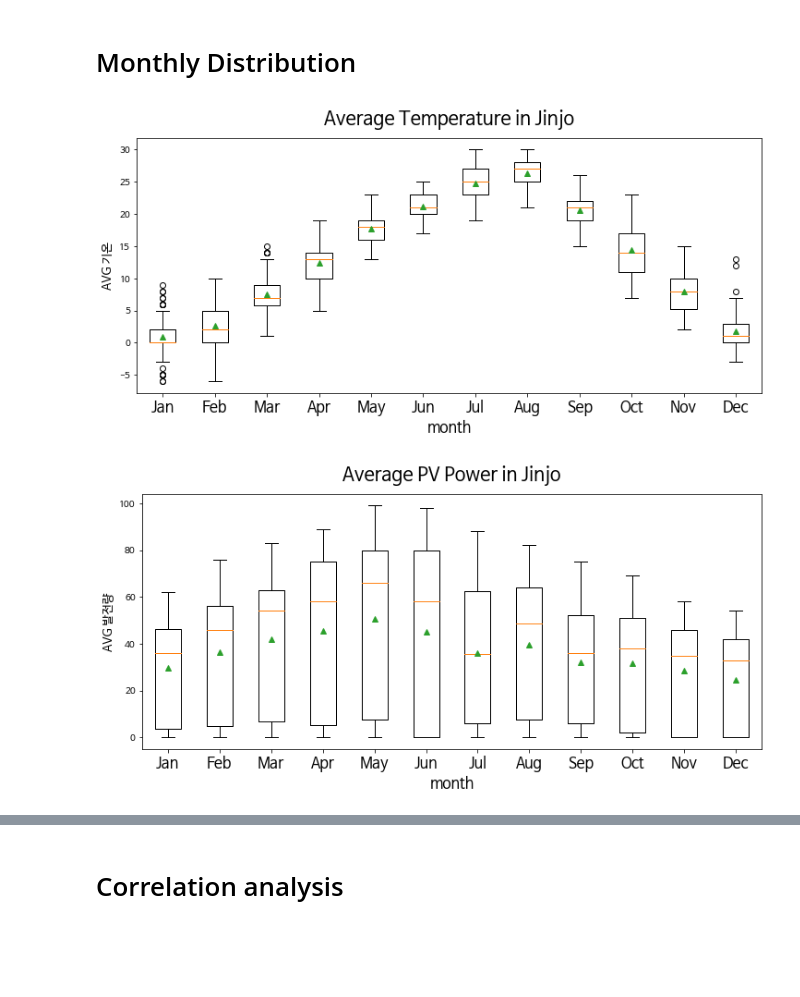
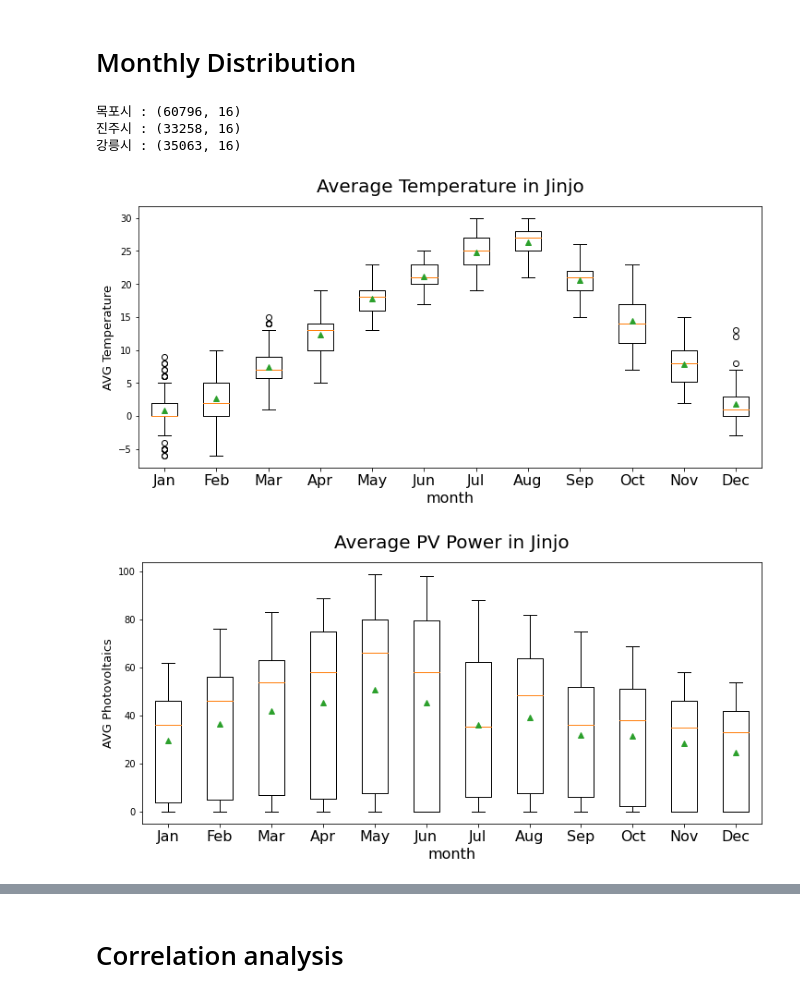
Before and after one commit to Hanchaeeun/SolarPower-Analysis, a Jupyter notebook: 03_Correlation-Analysis.ipynb, the cells around one changed output, grey strips where cells are left out. Cells and saved outputs as stored; diff of their text form; code cells hidden in the pictures; blank space fills up the shorter version.

```diff
--- a/03_Correlation-Analysis.ipynb
+++ b/03_Correlation-Analysis.ipynb
@@ -75,11 +67,3 @@ print(len(pm_idx))
 df.drop(pm_idx, axis=0, inplace=True)
 # %% [output]
 547
-# %%
-area_name = ['Gn', 'Jj', 'Mp' ]
-for idx, area in enumerate(['강원 강릉시','경남 진주시', '전남 목포시']):
-  name = area_name[idx]
-  data = df[df['지역'] == area]
-  data.reset_index(drop=True, inplace=True)
-  globals()[f'{name}_df'] = data
-print(f'목포시 : {Mp_df.shape}\n진주시 : {Jj_df.shape}\n강릉시 : {Gn_df.shape}')
@@ -105,0 +97,3 @@ Gn_df
+# %%
+df.rename(columns = cols_rename, inplace=True)
+df
@@ -106,23 +114,35 @@ Gn_df
 # %% [markdown]
 # Monthly Distribution
+# %%
+area_name = ['Gn', 'Jj', 'Mp' ]
+for idx, area in enumerate(['강원 강릉시','경남 진주시', '전남 목포시']):
+  name = area_name[idx]
+  data = df[df['Area'] == area]
+  data.reset_index(drop=True, inplace=True)
+  globals()[f'{name}_df'] = data
+print(f'목포시 : {Mp_df.shape}\n진주시 : {Jj_df.shape}\n강릉시 : {Gn_df.shape}')
+# %% [output]
+목포시 : (60796, 16)
+진주시 : (33258, 16)
+강릉시 : (35063, 16)
 # %%
-def monthly_plot(area_df, col, name):
-  day_list = area_df['일자'].unique()
+def Monthly_plot(area_df, col, name):
+  day_list = area_df['Date'].unique()
 
   data = pd.DataFrame()
   for day in day_list:
-    data_sum = area_df[area_df['일자'] == day][col].mean()
-    sum_df = pd.DataFrame([[day, data_sum]], columns=['일자',f'{col}합계'])
+    data_sum = area_df[area_df['Date'] == day][col].mean()
+    sum_df = pd.DataFrame([[day, data_sum]], columns=['Date',f'{col}sum'])
     data = pd.concat([data, sum_df]).reset_index(drop=True)
 
-  data['월'] = data['일자'].str[5:7]
-  data['월'] = data['월'].astype(int)
+  data['Month'] = data['Date'].str[5:7]
+  data['Month'] = data['Month'].astype(int)
 
   #월별 sum 자료
   for i in range(1,13):
     date = datetime(year = 2013, month = i, day = 1)
     month = date.strftime('%b')
-    globals()[month] = data[data['월'].isin([i])][f'{col}합계'].to_numpy(int)
+    globals()[month] = data[data['Month'].isin([i])][f'{col}sum'].to_numpy(int)
 
   fig, ax = plt.subplots(1, 1, figsize=(10, 5), constrained_layout=True)
   m_list = np.array([Jan, Feb, Mar, Apr, May, Jun, Jul, Aug, Sep, Oct, Nov, Dec], dtype=object)
@@ -135,9 +155,9 @@ def monthly_plot(area_df, col, name):
   ax.set_ylabel(f'AVG {col}', fontsize=13)
   plt.show()
 # %%
-monthly_plot(Jj_df, '기온', 'Temperature in Jinjo')
-monthly_plot(Jj_df,'발전량', 'PV Power in Jinjo')
+Monthly_plot(Jj_df, 'Temperature', 'Temperature in Jinjo')
+Monthly_plot(Jj_df,'Photovoltaics', 'PV Power in Jinjo')
 # %% [output]
-[figure, old version]
+[figure, new version]
-[figure, old version]
+[figure, new version]
 # %%
```
Also changed, not shown: parts of 23 cells of this notebook.
